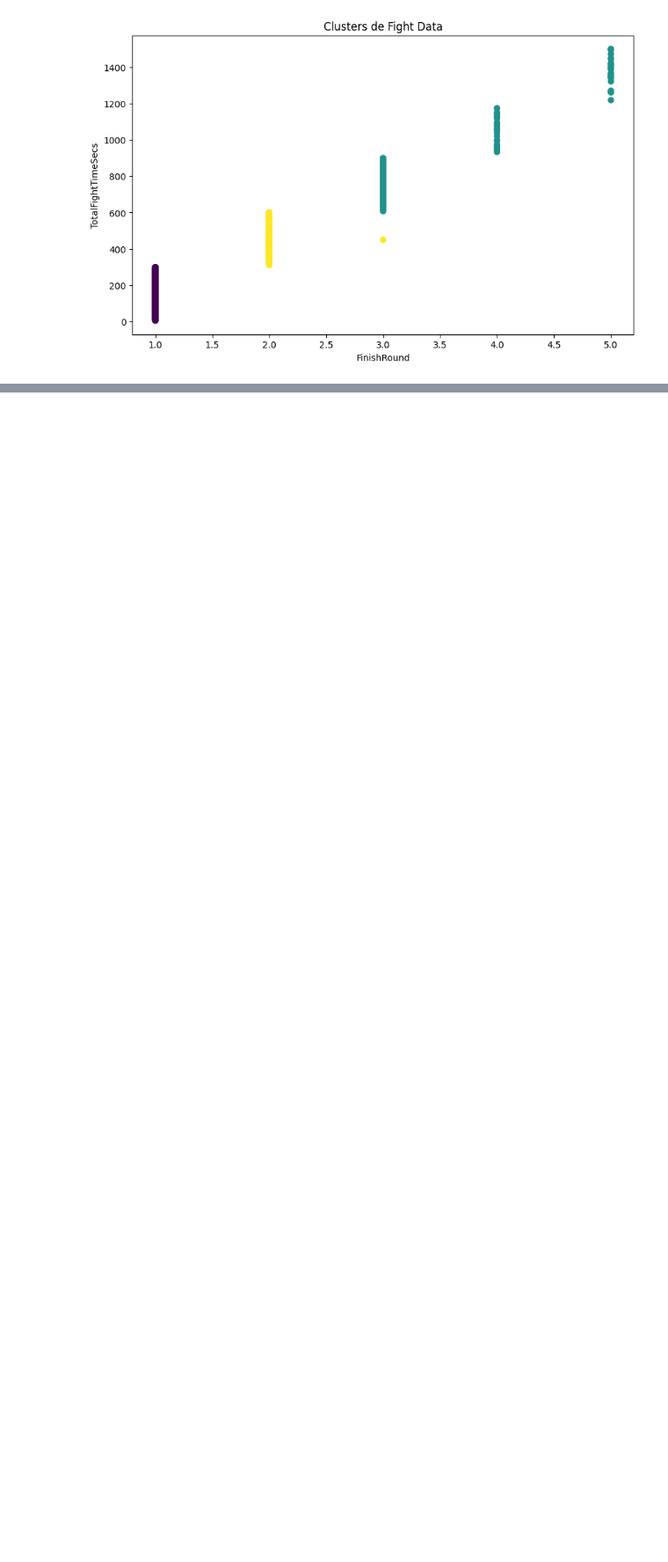
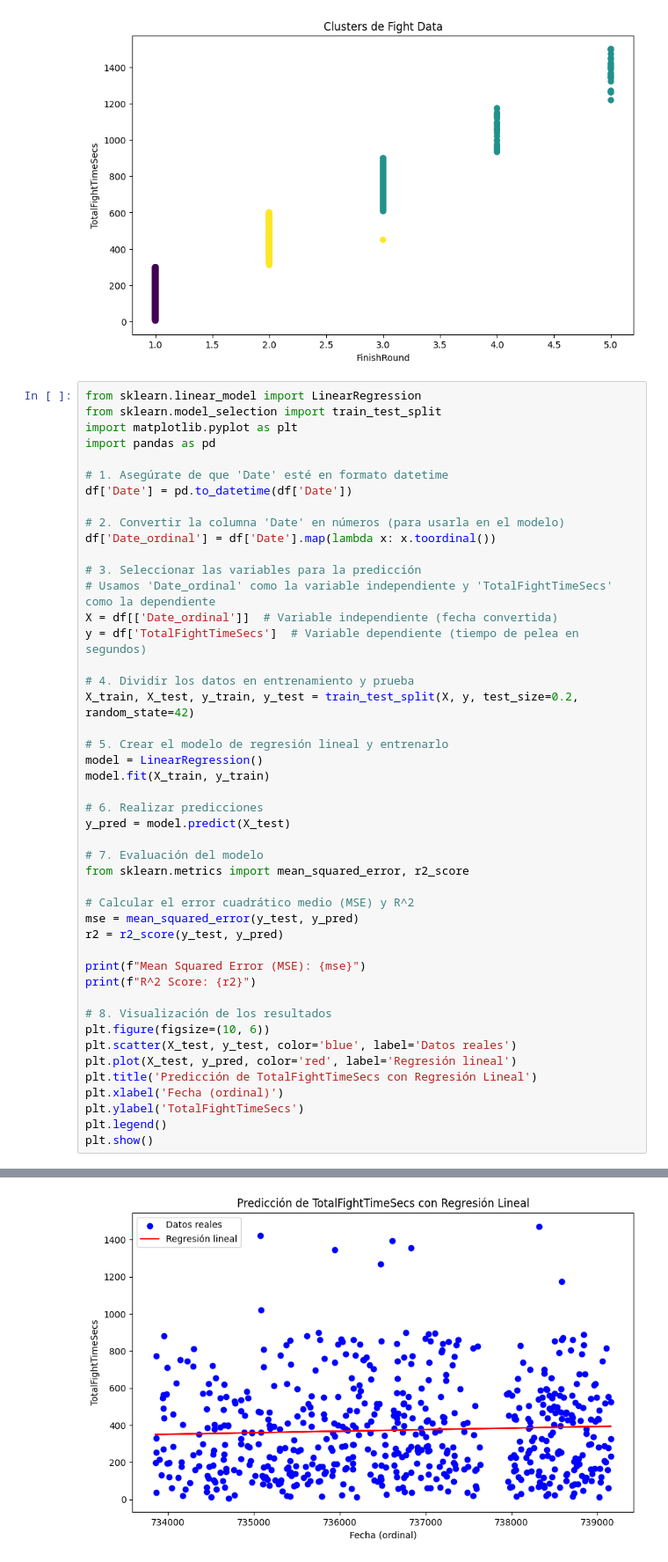
Before and after one commit to orlandova939/mineriadata, a Jupyter notebook: UFC_data_mining.ipynb, the cells around one changed output, grey strips where cells are left out. Shown at 88% size. Saved outputs shown, nothing was run; the diff lists cells and outputs as text; blank space fills up the shorter version.

```diff
--- a/UFC_data_mining.ipynb
+++ b/UFC_data_mining.ipynb
@@ -361,3 +361,50 @@ plt.show()
 # %% [output]
 [figure]
 [figure]
+# %%
+from sklearn.linear_model import LinearRegression
+from sklearn.model_selection import train_test_split
+import matplotlib.pyplot as plt
+import pandas as pd
+
+# 1. Asegúrate de que 'Date' esté en formato datetime
+df['Date'] = pd.to_datetime(df['Date'])
+
+# 2. Convertir la columna 'Date' en números (para usarla en el modelo)
+df['Date_ordinal'] = df['Date'].map(lambda x: x.toordinal())
+
+# 3. Seleccionar las variables para la predicción
+# Usamos 'Date_ordinal' como la variable independiente y 'TotalFightTimeSecs' como la dependiente
+X = df[['Date_ordinal']]  # Variable independiente (fecha convertida)
+y = df['TotalFightTimeSecs']  # Variable dependiente (tiempo de pelea en segundos)
+
+# 4. Dividir los datos en entrenamiento y prueba
+X_train, X_test, y_train, y_test = train_test_split(X, y, test_size=0.2, random_state=42)
+
+# 5. Crear el modelo de regresión lineal y entrenarlo
+model = LinearRegression()
+model.fit(X_train, y_train)
+
+# 6. Realizar predicciones
+y_pred = model.predict(X_test)
+
+# 7. Evaluación del modelo
+from sklearn.metrics import mean_squared_error, r2_score
+
+# Calcular el error cuadrático medio (MSE) y R^2
+mse = mean_squared_error(y_test, y_pred)
+r2 = r2_score(y_test, y_pred)
+
+print(f"Mean Squared Error (MSE): {mse}")
+print(f"R^2 Score: {r2}")
+
+# 8. Visualización de los resultados
+plt.figure(figsize=(10, 6))
+plt.scatter(X_test, y_test, color='blue', label='Datos reales')
+plt.plot(X_test, y_pred, color='red', label='Regresión lineal')
+plt.title('Predicción de TotalFightTimeSecs con Regresión Lineal')
+plt.xlabel('Fecha (ordinal)')
+plt.ylabel('TotalFightTimeSecs')
+plt.legend()
+plt.show()
+# %% [output]
@@ -363,0 +413 @@ plt.show()
+[figure, added]
```
Also changed, not shown: parts of 1 cell of this notebook.
